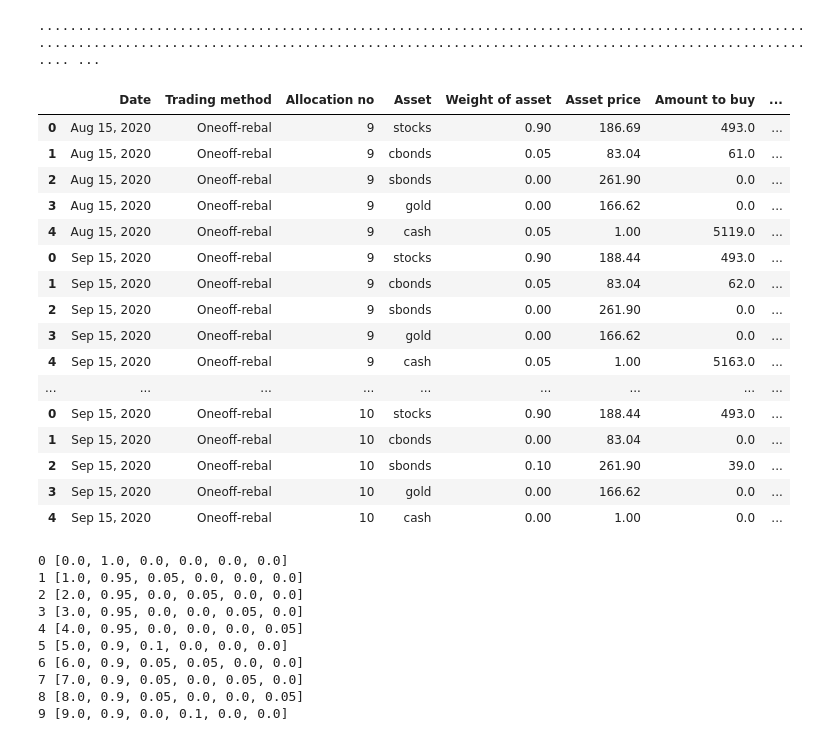
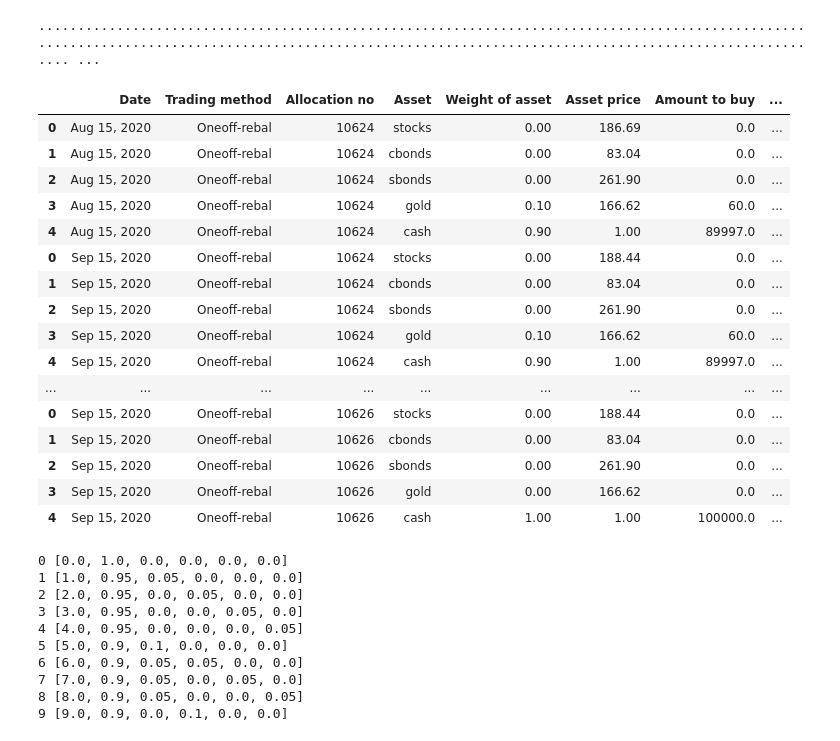
Before and after one commit to asmaaabbassi/PDS, a Jupyter notebook: final_project/trading_methodologies/methodologies_nb.ipynb, the cells around one changed output. Drawn from its saved outputs; the diff is of its cells as text; code cells hidden in the pictures.

```diff
--- a/final_project/trading_methodologies/methodologies_nb.ipynb
+++ b/final_project/trading_methodologies/methodologies_nb.ipynb
@@ -181,11 +181,11 @@ def new_quantities(allocation, date, prec_portofolio):
 
     stocks_index = stocks_df.loc[stocks_df['Date'] == date.strftime('%b %d, %Y')]
     stocks_price = stocks_index.iloc[0]['Price']
-    cbonds_index = cbonds_df.loc[cbonds_df['Date'] == inv_date.strftime('%b %d, %Y')]
+    cbonds_index = cbonds_df.loc[cbonds_df['Date'] == date.strftime('%b %d, %Y')]
     cbonds_price = cbonds_index.iloc[0]['Price']
-    sbonds_index = sbonds_df.loc[sbonds_df['Date'] == inv_date.strftime('%b %d, %Y')]
+    sbonds_index = sbonds_df.loc[sbonds_df['Date'] == date.strftime('%b %d, %Y')]
     sbonds_price = sbonds_index.iloc[0]['Price']
-    gold_index = gold_df.loc[gold_df['Date'] == inv_date.strftime('%b %d, %Y')]
+    gold_index = gold_df.loc[gold_df['Date'] == date.strftime('%b %d, %Y')]
     gold_price = gold_index.iloc[0]['Price']
     usd_price = 1
 
@@ -251,28 +251,28 @@ print("one-off with rebalance done")
 # %% [output]
 ........................................................................................................................................................................................................ ...
 # %%
-rebal_portofolio.tail(30)
+rebal_portofolio.tail(50)
 #Sort the df by allocation number
 
 #Write all in the csv file
 # %% [output]
 |  | Date | Trading method | Allocation no | Asset | Weight of asset | Asset price | Amount to buy | ... |
-| 0 | Aug 15, 2020 | Oneoff-rebal | 9 | stocks | 0.90 | 186.69 | 493.0 | ... |
-| 1 | Aug 15, 2020 | Oneoff-rebal | 9 | cbonds | 0.05 | 83.04 | 61.0 | ... |
-| 2 | Aug 15, 2020 | Oneoff-rebal | 9 | sbonds | 0.00 | 261.90 | 0.0 | ... |
-| 3 | Aug 15, 2020 | Oneoff-rebal | 9 | gold | 0.00 | 166.62 | 0.0 | ... |
-| 4 | Aug 15, 2020 | Oneoff-rebal | 9 | cash | 0.05 | 1.00 | 5119.0 | ... |
-| 0 | Sep 15, 2020 | Oneoff-rebal | 9 | stocks | 0.90 | 188.44 | 493.0 | ... |
-| 1 | Sep 15, 2020 | Oneoff-rebal | 9 | cbonds | 0.05 | 83.04 | 62.0 | ... |
-| 2 | Sep 15, 2020 | Oneoff-rebal | 9 | sbonds | 0.00 | 261.90 | 0.0 | ... |
-| 3 | Sep 15, 2020 | Oneoff-rebal | 9 | gold | 0.00 | 166.62 | 0.0 | ... |
-| 4 | Sep 15, 2020 | Oneoff-rebal | 9 | cash | 0.05 | 1.00 | 5163.0 | ... |
+| 0 | Aug 15, 2020 | Oneoff-rebal | 10624 | stocks | 0.00 | 186.69 | 0.0 | ... |
+| 1 | Aug 15, 2020 | Oneoff-rebal | 10624 | cbonds | 0.00 | 83.04 | 0.0 | ... |
+| 2 | Aug 15, 2020 | Oneoff-rebal | 10624 | sbonds | 0.00 | 261.90 | 0.0 | ... |
+| 3 | Aug 15, 2020 | Oneoff-rebal | 10624 | gold | 0.10 | 166.62 | 60.0 | ... |
+| 4 | Aug 15, 2020 | Oneoff-rebal | 10624 | cash | 0.90 | 1.00 | 89997.0 | ... |
+| 0 | Sep 15, 2020 | Oneoff-rebal | 10624 | stocks | 0.00 | 188.44 | 0.0 | ... |
+| 1 | Sep 15, 2020 | Oneoff-rebal | 10624 | cbonds | 0.00 | 83.04 | 0.0 | ... |
+| 2 | Sep 15, 2020 | Oneoff-rebal | 10624 | sbonds | 0.00 | 261.90 | 0.0 | ... |
+| 3 | Sep 15, 2020 | Oneoff-rebal | 10624 | gold | 0.10 | 166.62 | 60.0 | ... |
+| 4 | Sep 15, 2020 | Oneoff-rebal | 10624 | cash | 0.90 | 1.00 | 89997.0 | ... |
 | ... | ... | ... | ... | ... | ... | ... | ... | ... |
-| 0 | Sep 15, 2020 | Oneoff-rebal | 10 | stocks | 0.90 | 188.44 | 493.0 | ... |
-| 1 | Sep 15, 2020 | Oneoff-rebal | 10 | cbonds | 0.00 | 83.04 | 0.0 | ... |
-| 2 | Sep 15, 2020 | Oneoff-rebal | 10 | sbonds | 0.10 | 261.90 | 39.0 | ... |
-| 3 | Sep 15, 2020 | Oneoff-rebal | 10 | gold | 0.00 | 166.62 | 0.0 | ... |
-| 4 | Sep 15, 2020 | Oneoff-rebal | 10 | cash | 0.00 | 1.00 | 0.0 | ... |
+| 0 | Sep 15, 2020 | Oneoff-rebal | 10626 | stocks | 0.00 | 188.44 | 0.0 | ... |
+| 1 | Sep 15, 2020 | Oneoff-rebal | 10626 | cbonds | 0.00 | 83.04 | 0.0 | ... |
+| 2 | Sep 15, 2020 | Oneoff-rebal | 10626 | sbonds | 0.00 | 261.90 | 0.0 | ... |
+| 3 | Sep 15, 2020 | Oneoff-rebal | 10626 | gold | 0.00 | 166.62 | 0.0 | ... |
+| 4 | Sep 15, 2020 | Oneoff-rebal | 10626 | cash | 1.00 | 1.00 | 100000.0 | ... |
 # %%
 for iter, rows in list(portfolio_df.iterrows())[:10]:
     print(iter, list(rows))
```
Also changed, not shown: 1 other file.
